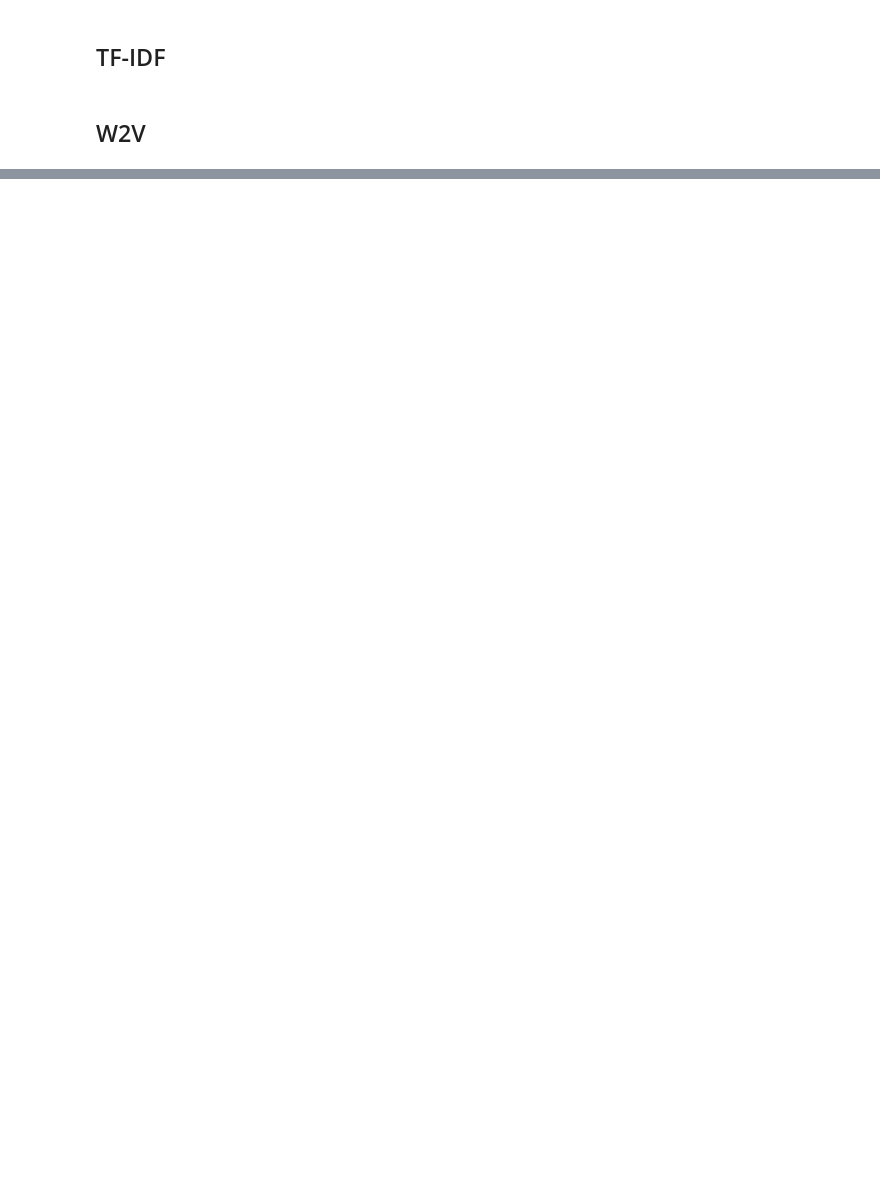
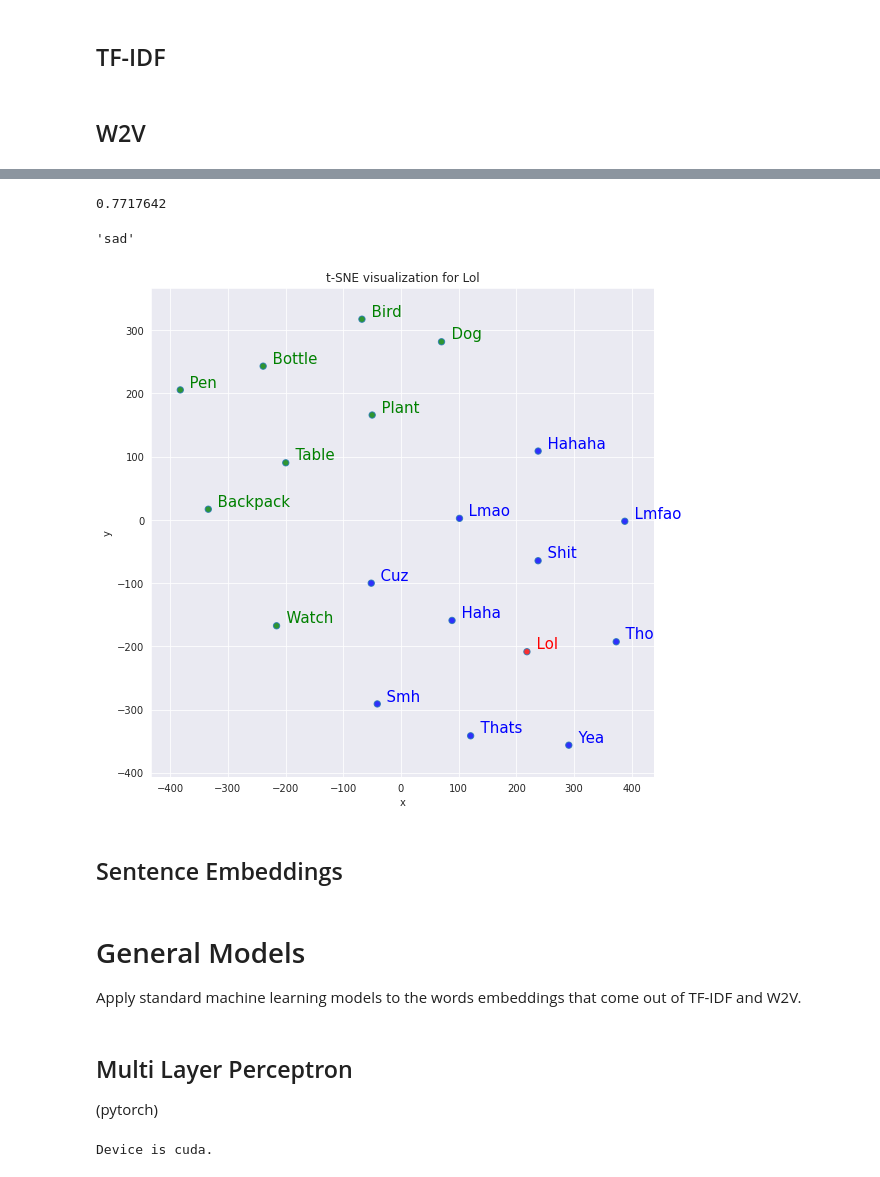
Before and after one commit to Matteo-Omenetti/CIL_Project_2022_Sentiment_Analysis, a Jupyter notebook: Matteo/CIL_sentiment_analysis_matteo.ipynb, the cells around one changed output, grey strips where cells are left out. Saved outputs shown, nothing was run; the diff lists cells and outputs as text; code cells hidden in the pictures; blank space fills up the shorter version.

Commit message:
first exploration and basic models

```diff
--- a/Matteo/CIL_sentiment_analysis_matteo.ipynb
+++ b/Matteo/CIL_sentiment_analysis_matteo.ipynb
@@ -27,13 +82,27 @@ def load_tweets(filename, label):
             tweets.append(line.rstrip())
             labels.append(label)
 
-# load tweets
+# load training tweets
 load_tweets(DATA_PATH.format('train_neg_full.txt'), 0)
 load_tweets(DATA_PATH.format('train_pos_full.txt'), 1)
-
 # Convert to NumPy array to facilitate indexing
+print(f'{len(tweets)} training/dev tweets loaded')
 tweets = np.array(tweets)
 labels = np.array(labels)
 
-print(f'{len(tweets)} tweets loaded')
+# load the test file
+f = open(DATA_PATH.format('test_data.txt'), 'r', encoding='utf-8')
+X_test = []
+for line in f:
+  X_test.append(line.split(',')[1].rstrip())
+X_test = np.array(X_test)
+print(f'{len(X_test)} test tweets loaded')
+
+
+for i in range(10):
+    print(tweets[i])
+    print(labels[i])
+
+for i in range(10):
+  print(X_test[i])
 # %% [output]
@@ -80,0 +312,3 @@ The average length of tweets with a positive sentiment is: 67.835752
+# %%
+# load the trained model
+w2v_model = Word2Vec.load(MODEL_PATH.format("word2vec_200.model"))
@@ -80,0 +359,10 @@ The average length of tweets with a positive sentiment is: 67.835752
+# %%
+# return a number representing how much these two words are similar
+w2v_model.wv.similarity("lol", 'haha')
+# %% [output]
+0.7717642
+# %%
+# return the word that is least similar to the others in the list
+w2v_model.wv.doesnt_match(['lol', 'haha', 'sad'])
+# %% [output]
+'sad'
@@ -80,0 +452,7 @@ The average length of tweets with a positive sentiment is: 67.835752
+# %%
+# visualize the 10 most similar words to doctor and 8 random words
+tsnescatterplot(w2v_model, 'lol', ['dog', 'bird', 'table', 'watch', 'pen', 'plant', 'bottle', 'backpack'])
+# %% [output]
+[figure, added]
+# %% [markdown]
+## Sentence Embeddings
@@ -80,0 +502,12 @@ The average length of tweets with a positive sentiment is: 67.835752
+# %% [markdown]
+# General Models
+Apply standard machine learning models to the words embeddings that come out of TF-IDF and W2V.
+# %% [markdown]
+## Multi Layer Perceptron
+(pytorch)
+# %%
+# use GPU if available
+device = torch.device('cuda' if torch.cuda.is_available() else 'cpu')
+print(f"Device is {device}.")
+# %% [output]
+Device is cuda.
```
Also changed, not shown: parts of 46 cells of this notebook.
